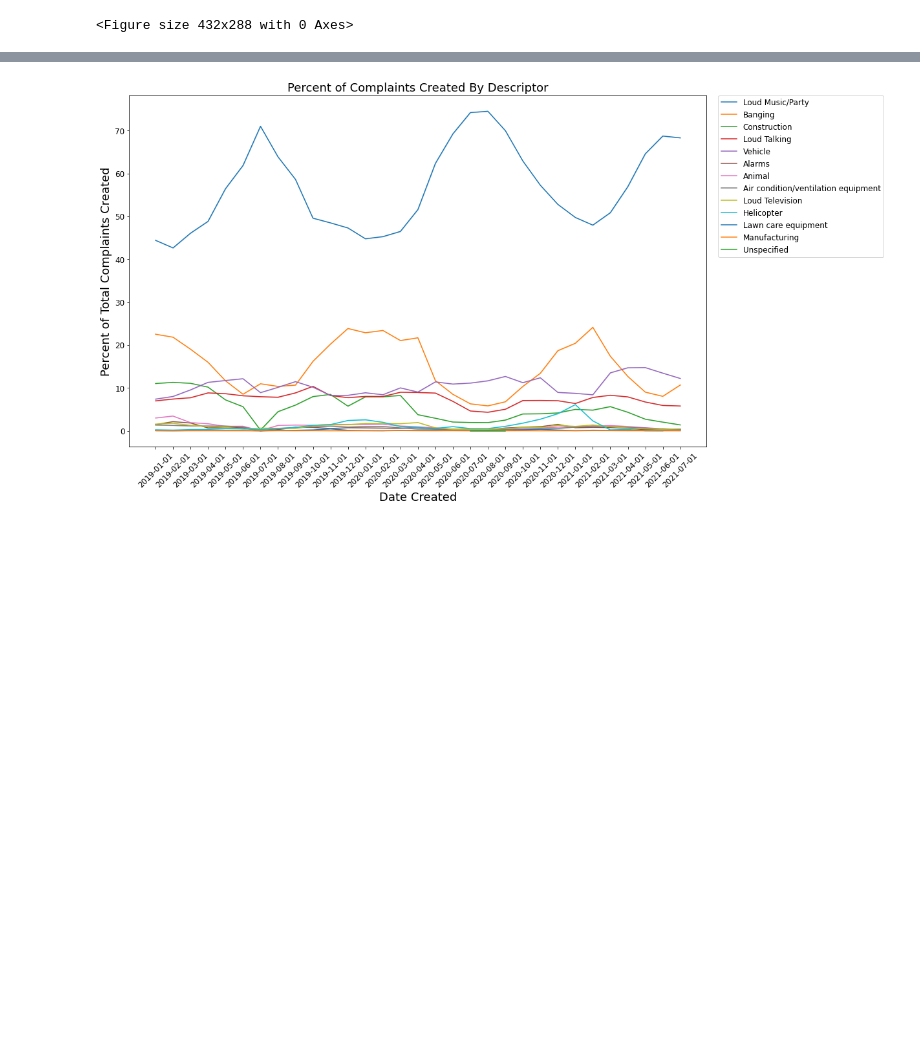
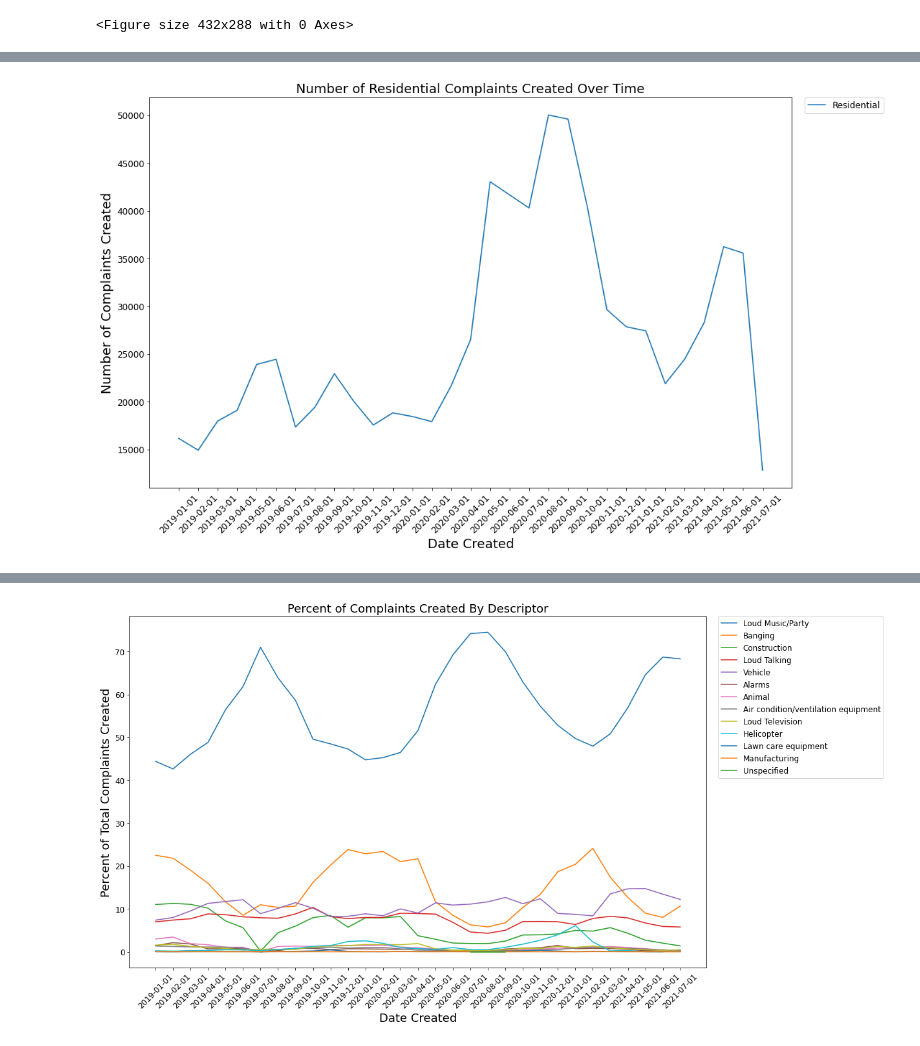
Before and after one commit to nikita-agrawal/Service-Requests, a Jupyter notebook: Visualization_Noise.ipynb, the cells around one changed output, grey strips where cells are left out. Saved outputs shown, nothing was run; the diff lists cells and outputs as text; code cells hidden in the pictures; blank space fills up the shorter version.

```diff
--- a/Visualization_Noise.ipynb
+++ b/Visualization_Noise.ipynb
@@ -154,0 +97,22 @@ plt.show()
+# %%
+# Look at Residential counts
+df = sr_noise_data[(sr_noise_data['Noise Complaint Type']=="Residential")]
+
+# fig = px.line(df, x="Year_month_created", y='Month_Count_Complaint_Type')
+plt.figure(figsize=(16, 10))
+sns.lineplot(data = df,
+             x='Year_month_created',
+             y='Month_Count_Complaint_Type',
+             hue='Noise Complaint Type',
+             palette ="tab10")
+
+plt.xlabel("Date Created",fontsize=18)
+plt.xticks(rotation=45)
+plt.ylabel("Number of Complaints Created",fontsize=18)
+plt.title("Number of Residential Complaints Created Over Time",fontsize=18)
+plt.rcParams.update({'font.size': 12})
+plt.legend(bbox_to_anchor=(1.02, 1), loc='upper left', borderaxespad=0)
+plt.show()
+#plt.savefig('Percent_by_type.png', format='png', dpi=1200, bbox_inches='tight') # use format='svg' or 'pdf' for vectorial pictures
+# %% [output]
+[figure, added]
```
Also changed, not shown: parts of 8 cells of this notebook.
